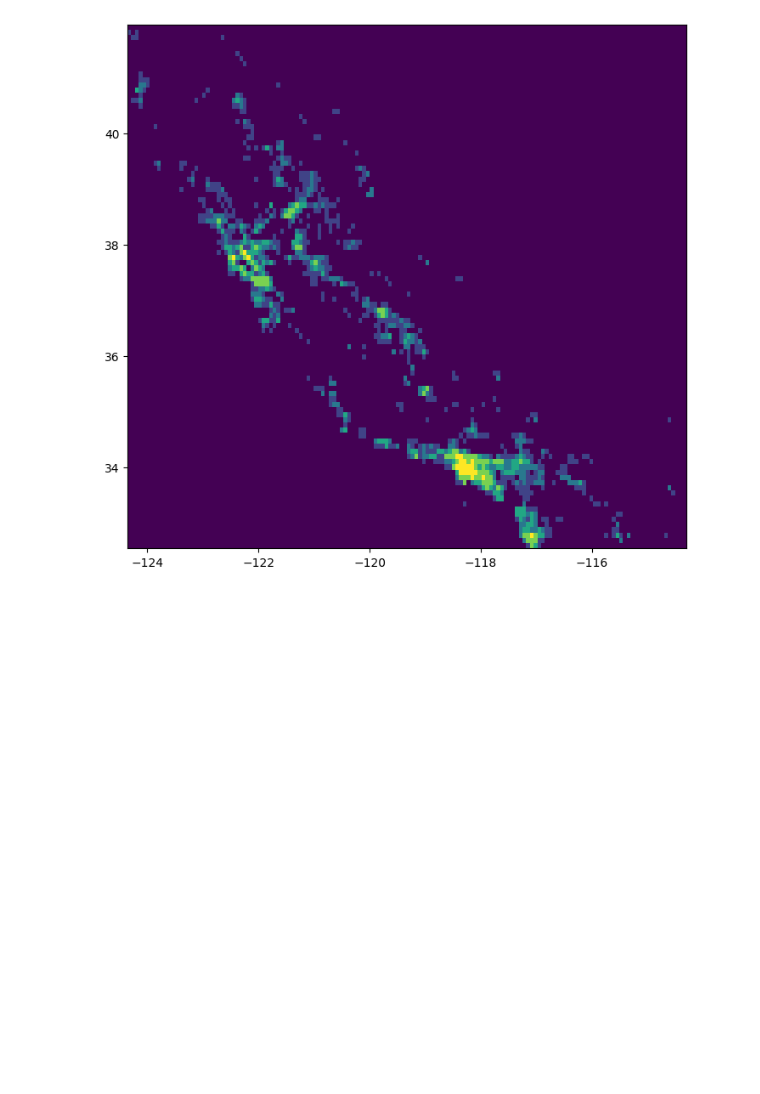
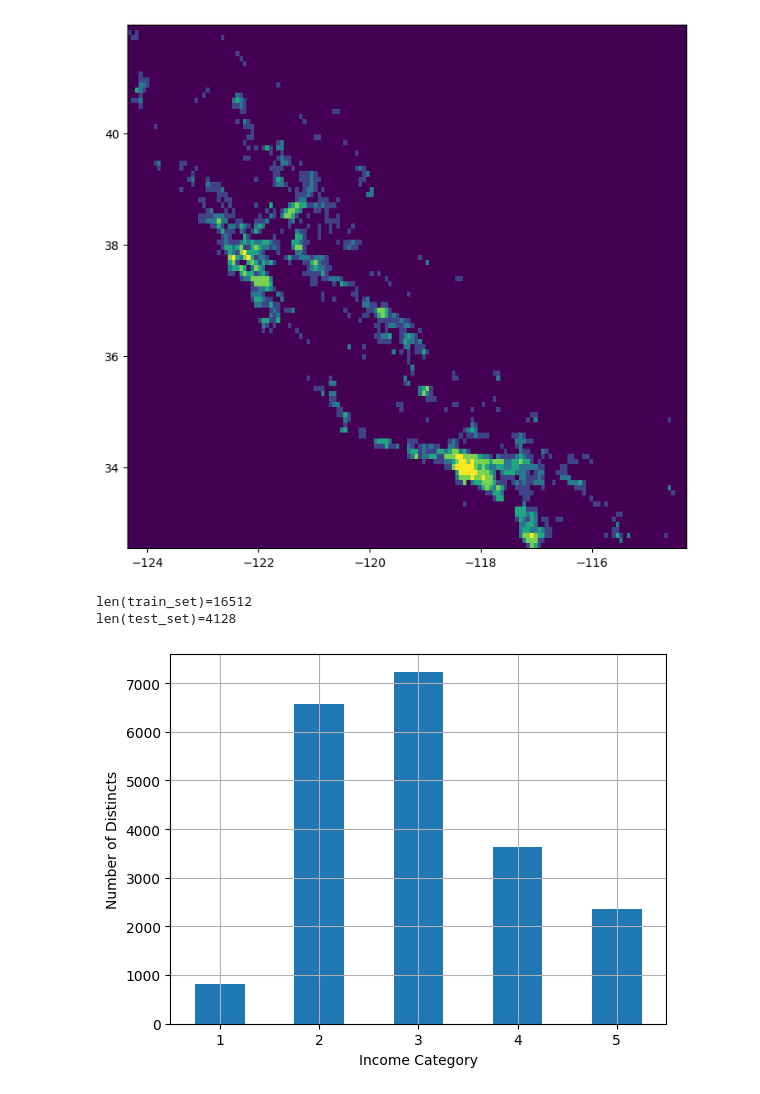
Before and after one commit to fractalate/study-geron-hands-on-machine-learning-with-scikit-learn-keras-and-tensorflow, a Jupyter notebook: Chapter 02/Notebook.ipynb, the cells around one changed output. Cells and saved outputs as stored; diff of their text form; code cells hidden in the pictures; blank space fills up the shorter version.

Commit message:
Continued Working with Examples

```diff
--- a/Chapter 02/Notebook.ipynb
+++ b/Chapter 02/Notebook.ipynb
@@ -102,3 +106,34 @@ plt.show()
 del lat_min, lat_max, lon_min, lon_max, housing_llbins, bins
 # %% [output]
 [figure]
+# %%
+# This is a naive way to split up the train and test sets. If a dataset is expanded and is used for
+# training the same model later, it's important that the old test set is not intermingled with the
+# new train set. As you develop a model, you learn which kind of hyperparameter tunings are necessary
+# and if you eventually see the entire set of data, you're effectively training on the entire dataset
+# conceptually. This is fine for this simple example.
+
+# This selection process also doesn't strive to preserve observed occurances in the real world.
+# E.g. when sampling sets of people that follow the general population distribution, 51.1% should
+# be female and 48.9% should be male.
+
+train_set, test_set = train_test_split(housing, test_size=0.2, random_state=42)
+
+print(f"{len(train_set)=}")
+print(f"{len(test_set)=}")
+# %% [output]
+len(train_set)=16512
+len(test_set)=4128
+# %%
+housing["income_cat"] = pd.cut(
+    housing["median_income"],
+    bins=[0.0, 1.5, 3.0, 4.5, 6.0, np.inf],
+    labels=[1, 2, 3, 4, 5],
+)
+# %%
+housing["income_cat"].value_counts().sort_index().plot.bar(rot=0, grid=True)
+plt.xlabel("Income Category")
+plt.ylabel("Number of Distincts")
+plt.show()
+# %% [output]
+[figure, added]
```
Also changed, not shown: parts of 15 cells of this notebook.
